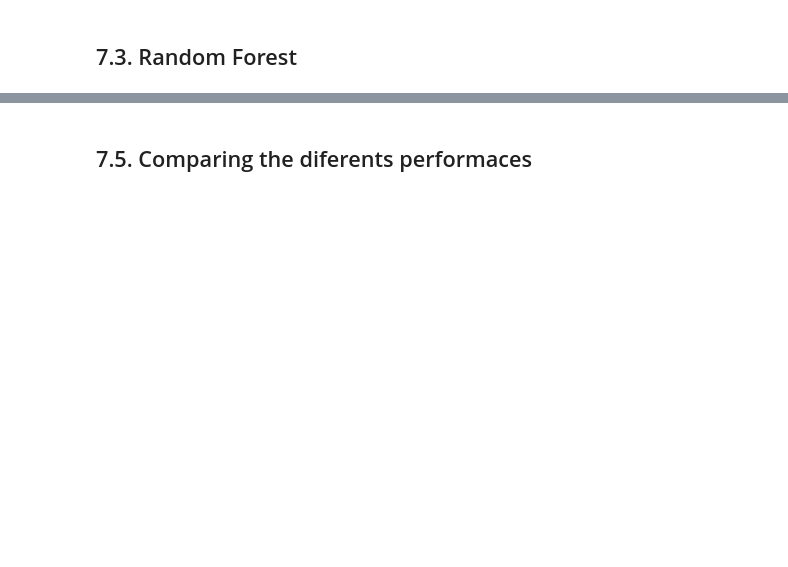
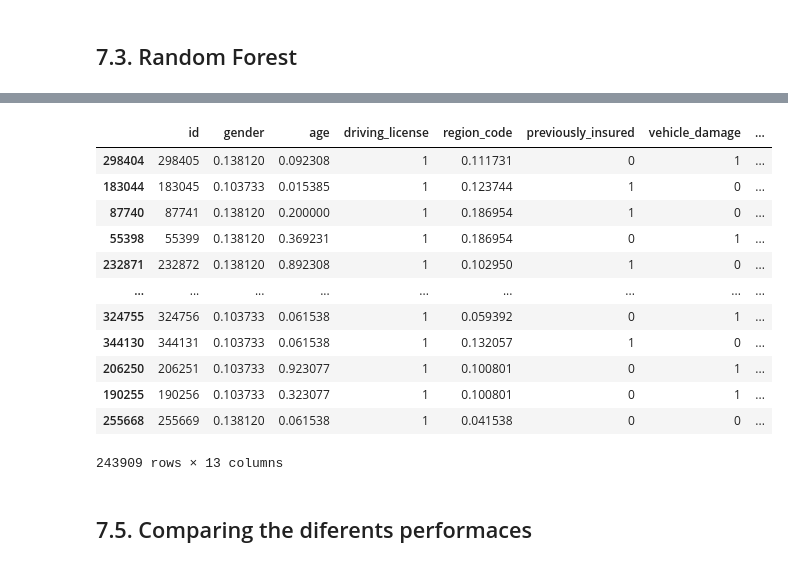
Before and after one commit to marcosvliras/health_insurance_cross_sell, a Jupyter notebook: notebooks/HICross_sell.ipynb, the cells around one changed output, grey strips where cells are left out. Drawn from its saved outputs; the diff is of its cells as text; code cells hidden in the pictures; blank space fills up the shorter version.

```diff
--- a/notebooks/HICross_sell.ipynb
+++ b/notebooks/HICross_sell.ipynb
@@ -812,3 +818,19 @@ plot_lift_curve( y_val, yhat_rf, ax=axes[1]);
+# %%
+X_train
+# %% [output]
+|  | id | gender | age | driving_license | region_code | previously_insured | vehicle_damage | ... |
+| 298404 | 298405 | 0.138120 | 0.092308 | 1 | 0.111731 | 0 | 1 | ... |
+| 183044 | 183045 | 0.103733 | 0.015385 | 1 | 0.123744 | 1 | 0 | ... |
+| 87740 | 87741 | 0.138120 | 0.200000 | 1 | 0.186954 | 1 | 0 | ... |
+| 55398 | 55399 | 0.138120 | 0.369231 | 1 | 0.186954 | 0 | 1 | ... |
+| 232871 | 232872 | 0.138120 | 0.892308 | 1 | 0.102950 | 1 | 0 | ... |
+| ... | ... | ... | ... | ... | ... | ... | ... | ... |
+| 324755 | 324756 | 0.103733 | 0.061538 | 1 | 0.059392 | 0 | 1 | ... |
+| 344130 | 344131 | 0.103733 | 0.061538 | 1 | 0.132057 | 1 | 0 | ... |
+| 206250 | 206251 | 0.103733 | 0.923077 | 1 | 0.100801 | 0 | 1 | ... |
+| 190255 | 190256 | 0.103733 | 0.323077 | 1 | 0.100801 | 0 | 1 | ... |
+| 255668 | 255669 | 0.138120 | 0.061538 | 1 | 0.041538 | 0 | 0 | ... |
+243909 rows × 13 columns
 # %% [markdown]
 ## 7.5. Comparing the diferents performaces
 # %%
```
Also changed, not shown: parts of 25 cells of this notebook, 20 other files.
